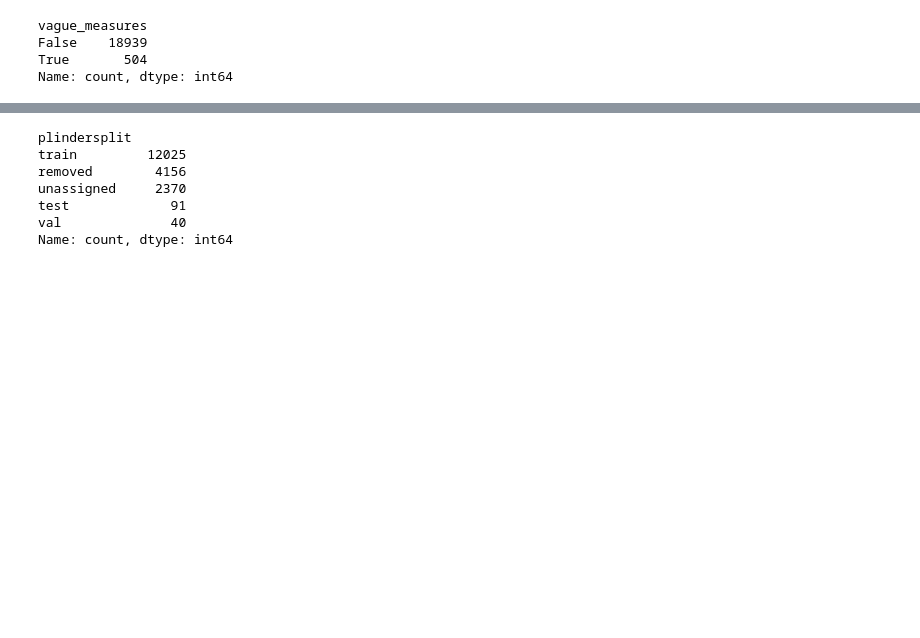
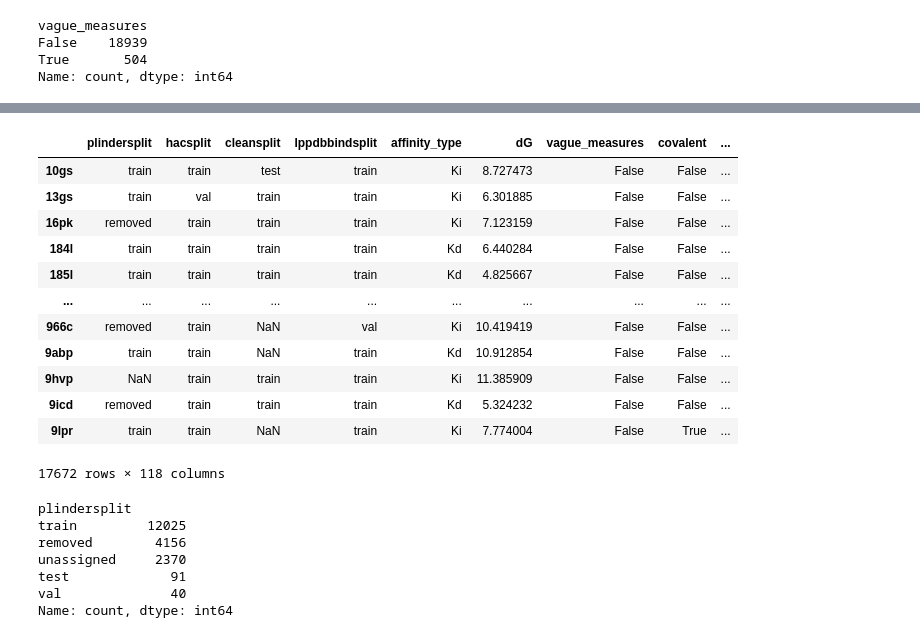
Before and after one commit to Hackefleisch/pdbbind_dock, a Jupyter notebook: analysis.ipynb, the cells around one changed output, grey strips where cells are left out. Saved outputs shown, nothing was run; the diff lists cells and outputs as text; code cells hidden in the pictures; blank space fills up the shorter version.

```diff
--- a/analysis.ipynb
+++ b/analysis.ipynb
@@ -190,3 +199,19 @@ array([[<Axes: title={'center': 'dG'}>]], dtype=object)
+# %%
+df[df['rmsd_relax_to_crystal'] < 2]
+# %% [output]
+|  | plindersplit | hacsplit | cleansplit | lppdbbindsplit | affinity_type | dG | vague_measures | covalent | ... |
+| 10gs | train | train | test | train | Ki | 8.727473 | False | False | ... |
+| 13gs | train | val | train | train | Ki | 6.301885 | False | False | ... |
+| 16pk | removed | train | train | train | Ki | 7.123159 | False | False | ... |
+| 184l | train | train | train | train | Kd | 6.440284 | False | False | ... |
+| 185l | train | train | train | train | Kd | 4.825667 | False | False | ... |
+| ... | ... | ... | ... | ... | ... | ... | ... | ... | ... |
+| 966c | removed | train | NaN | val | Ki | 10.419419 | False | False | ... |
+| 9abp | train | train | NaN | train | Kd | 10.912854 | False | False | ... |
+| 9hvp | NaN | train | train | train | Ki | 11.385909 | False | False | ... |
+| 9icd | removed | train | train | train | Kd | 5.324232 | False | False | ... |
+| 9lpr | train | train | NaN | train | Ki | 7.774004 | False | True | ... |
+17672 rows × 118 columns
 # %%
 df['plindersplit'].value_counts()
 # %% [output]
```
Also changed, not shown: parts of 4 cells of this notebook.
